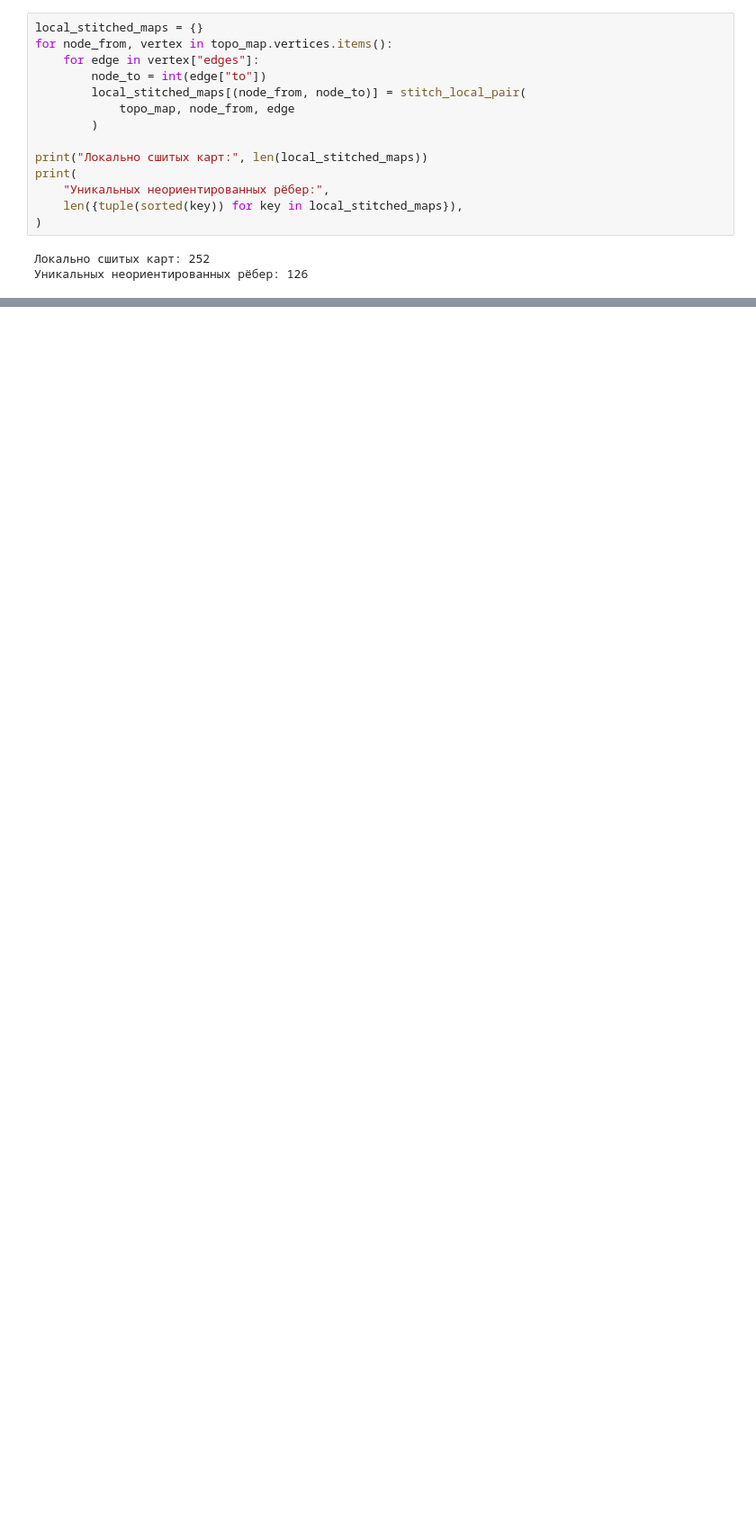
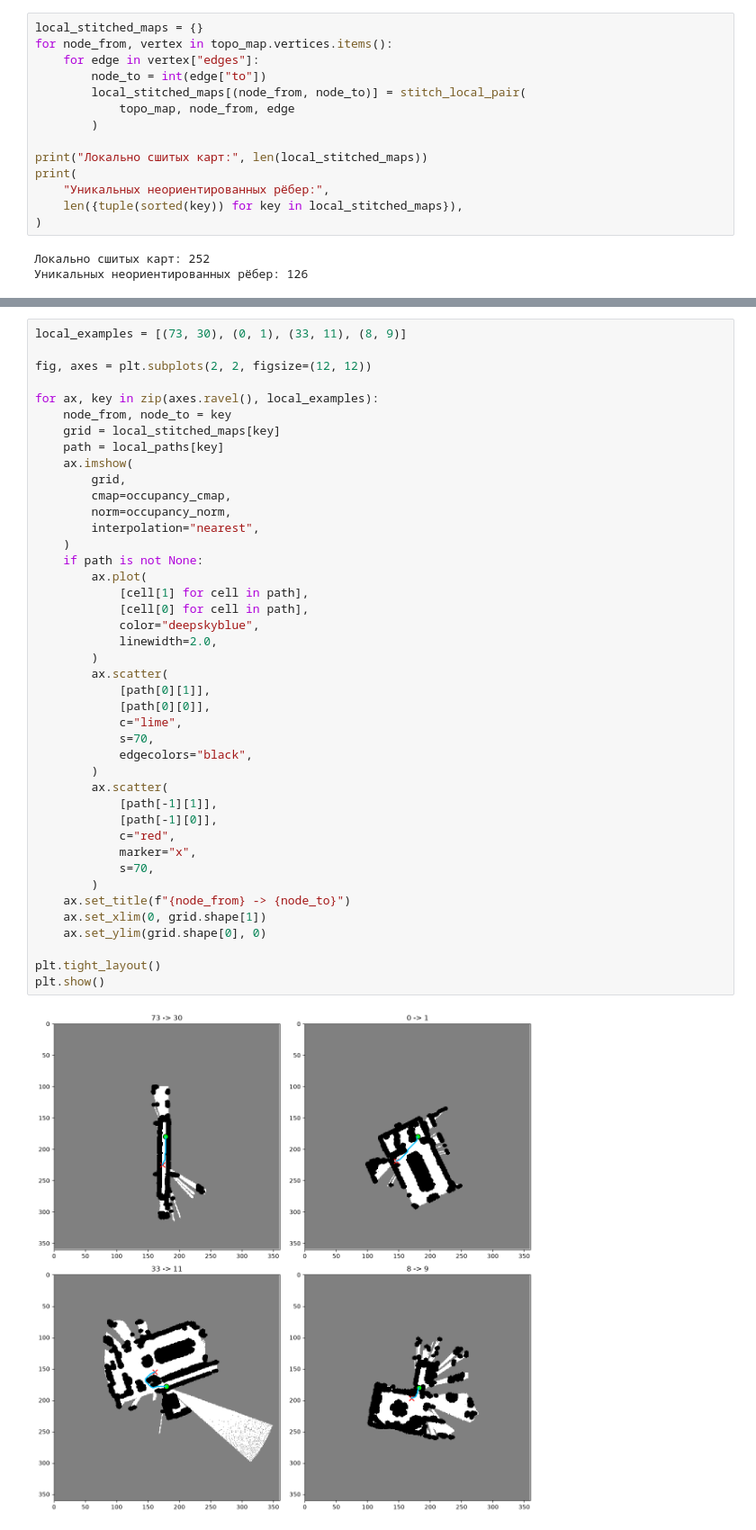
Before and after one commit to Inqko/topo_map_planer, a Jupyter notebook: topo_map_data.ipynb, the cells around one changed output, grey strips where cells are left out. Shown at 90% size. Saved outputs shown, nothing was run; the diff lists cells and outputs as text; blank space fills up the shorter version.

```diff
--- a/topo_map_data.ipynb
+++ b/topo_map_data.ipynb
@@ -1174,3 +689,47 @@ plt.show()
+# %%
+local_examples = [(73, 30), (0, 1), (33, 11), (8, 9)]
+
+fig, axes = plt.subplots(2, 2, figsize=(12, 12))
+
+for ax, key in zip(axes.ravel(), local_examples):
+    node_from, node_to = key
+    grid = local_stitched_maps[key]
+    path = local_paths[key]
+    ax.imshow(
+        grid,
+        cmap=occupancy_cmap,
+        norm=occupancy_norm,
+        interpolation="nearest",
+    )
+    if path is not None:
+        ax.plot(
+            [cell[1] for cell in path],
+            [cell[0] for cell in path],
+            color="deepskyblue",
+            linewidth=2.0,
+        )
+        ax.scatter(
+            [path[0][1]],
+            [path[0][0]],
+            c="lime",
+            s=70,
+            edgecolors="black",
+        )
+        ax.scatter(
+            [path[-1][1]],
+            [path[-1][0]],
+            c="red",
+            marker="x",
+            s=70,
+        )
+    ax.set_title(f"{node_from} -> {node_to}")
+    ax.set_xlim(0, grid.shape[1])
+    ax.set_ylim(grid.shape[0], 0)
+
+plt.tight_layout()
+plt.show()
+# %% [output]
+[figure, added]
 # %% [markdown]
 ## Этап 4. Глобальное планирование по истинным позам
 
```
Also changed, not shown: parts of 25 cells of this notebook.
